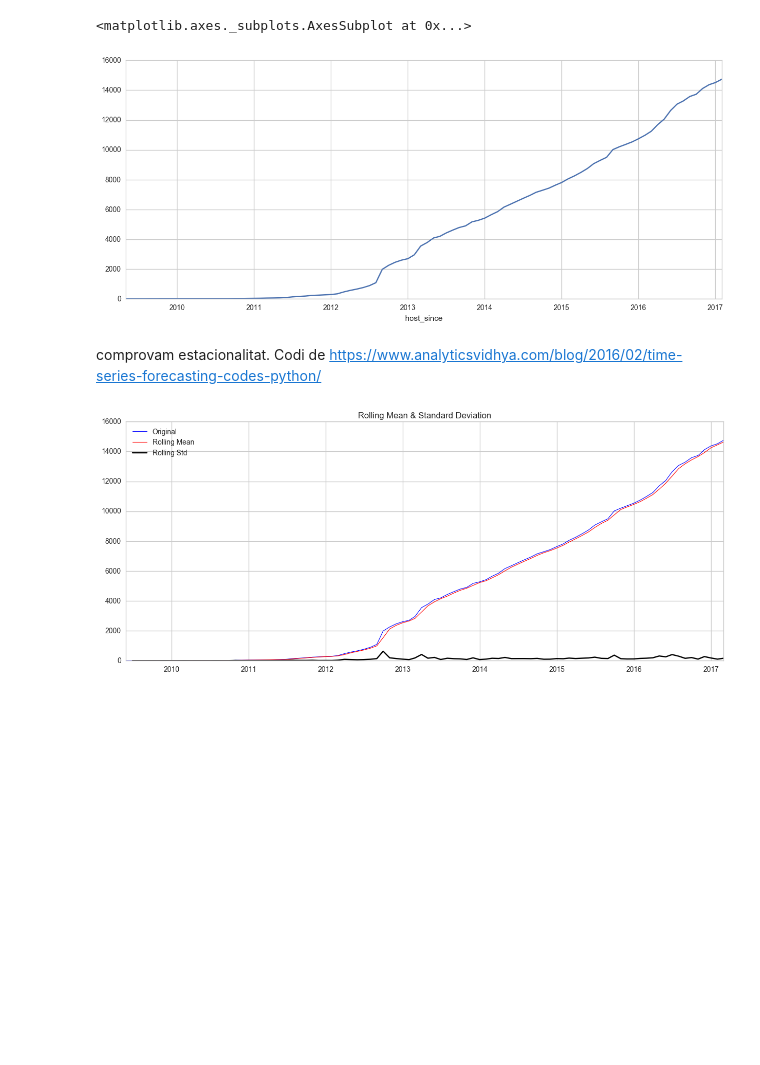
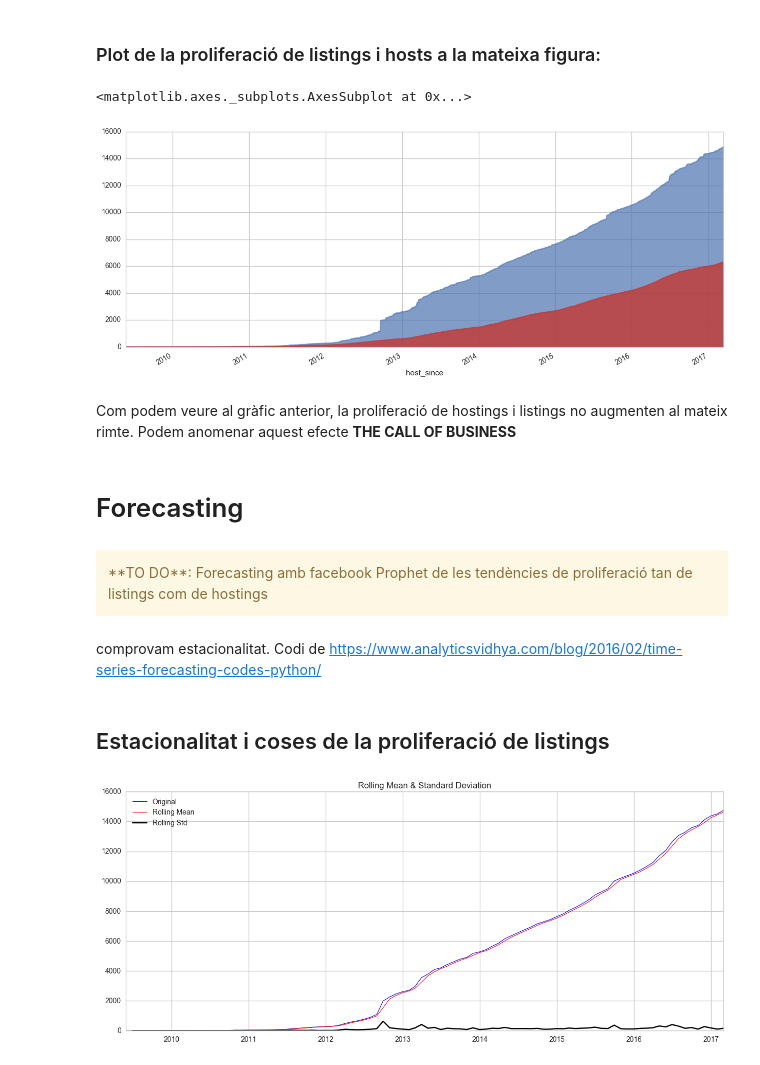
Before and after one commit to BielStela/InsideAirbnb, a Jupyter notebook: notebooks/Forecasting.ipynb, the cells around one changed output. Drawn from its saved outputs; the diff is of its cells as text; code cells hidden in the pictures; blank space fills up the shorter version.

```diff
--- a/notebooks/Forecasting.ipynb
+++ b/notebooks/Forecasting.ipynb
@@ -35,10 +62,23 @@ grow_res.dropna(inplace=True)
-# %%
-grow_res.plot()
-# %% [output]
-<matplotlib.axes._subplots.AxesSubplot at 0x...>
-[figure, removed]
+# %% [markdown]
+### Plot de la proliferació de listings i hosts a la mateixa figura:
+# %%
+list_grow.plot(kind='area', alpha=0.7)
+host_since.plot(kind='area', alpha=0.8, color='#c43733')
+# %% [output]
+<matplotlib.axes._subplots.AxesSubplot at 0x...>
+[figure, added]
+# %% [markdown]
+Com podem veure al gràfic anterior, la proliferació de hostings i listings no augmenten al mateix rimte. Podem anomenar aquest efecte **THE CALL OF BUSINESS**
+# %% [markdown]
+# Forecasting
+# %% [markdown]
+<div class='alert alert-warning'>
+**TO DO**: Forecasting amb facebook Prophet de les tendències de proliferació tan de listings com de hostings
+</div>
 # %% [markdown]
 comprovam estacionalitat. Codi de https://www.analyticsvidhya.com/blog/2016/02/time-series-forecasting-codes-python/
+# %% [markdown]
+## Estacionalitat i coses de la proliferació de listings
 # %%
 from statsmodels.tsa.stattools import adfuller
 def test_stationarity(timeseries, window):
```
Also changed, not shown: parts of 14 cells of this notebook.
